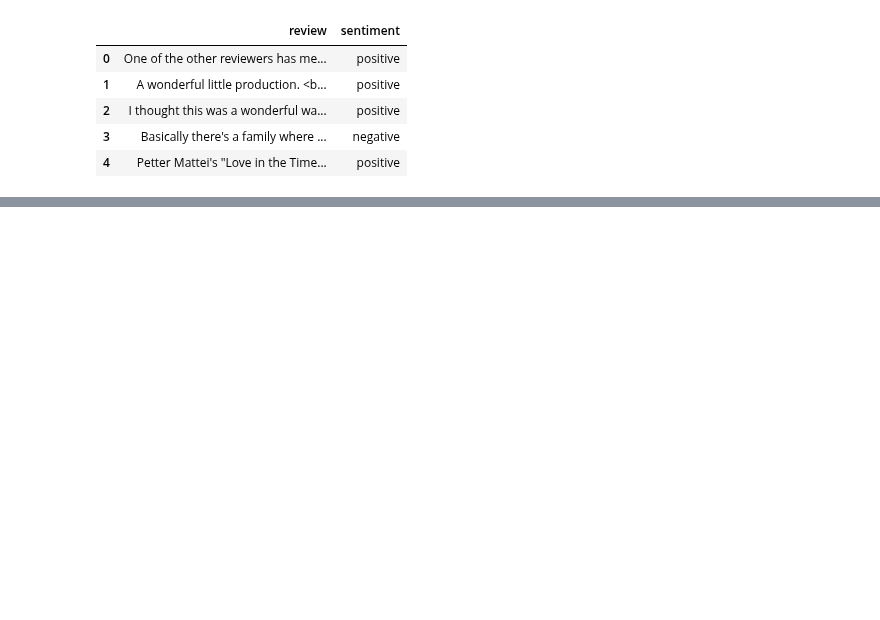
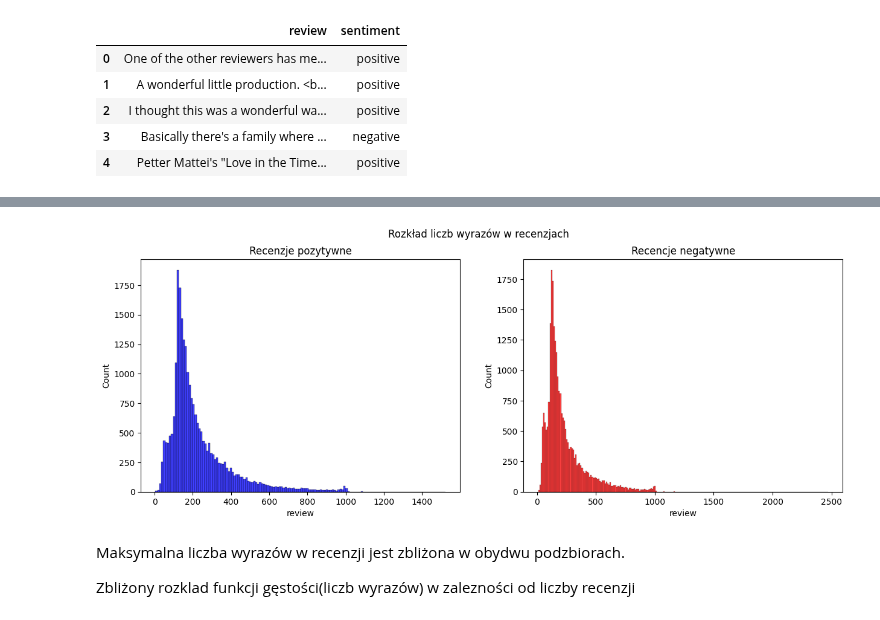
Before and after one commit to adalbertii/modele-NLP, a Jupyter notebook: NLP_Data_Preprocessing_and_Cleaning.ipynb, the cells around one changed output, grey strips where cells are left out. Drawn from its saved outputs; the diff is of its cells as text; code cells hidden in the pictures; blank space fills up the shorter version.

```diff
--- a/NLP_Data_Preprocessing_and_Cleaning.ipynb
+++ b/NLP_Data_Preprocessing_and_Cleaning.ipynb
@@ -15,0 +133,20 @@ train_df.head()
+# %%
+# Analiza liczby wyrazó w każdym podzbiorze - pozytwnych i negatywnych recenzji
+
+# Definicja funkcji do wyliczania liczby wyrazów
+def cal_len(data):
+    return len(data)
+
+# Definicja funkcji wykresu.
+# Wykorzystanie biblioteki Seaborn
+def plot_count(count_ones,count_zeros,title_1,title_2,subtitle):
+    fig,(ax1,ax2)=plt.subplots(1,2,figsize=(15,5))
+    sns.histplot(count_zeros,ax=ax1,color='Blue')
+    ax1.set_title(title_1)
+    sns.histplot(count_ones,ax=ax2,color='Red')
+    ax2.set_title(title_2)
+    fig.suptitle(subtitle)
+    plt.show()
+# %%
+count_good_words=count_good['review'].str.split().apply(lambda z:cal_len(z))
+count_bad_words=count_bad['review'].str.split().apply(lambda z:cal_len(z))
@@ -15,0 +183,8 @@ train_df.head()
+# %%
+plot_count(count_good_words,count_bad_words,"Recenzje pozytywne","Recencje negatywne","Rozkład liczb wyrazów w recenzjach ")
+# %% [output]
+[figure, added]
+# %% [markdown]
+Maksymalna liczba wyrazów w recenzji  jest zbliżona w obydwu podzbiorach.
+
+Zbliżony rozklad funkcji gęstości(liczb wyrazów) w zalezności od liczby recenzji
```
Also changed, not shown: parts of 46 cells of this notebook.
